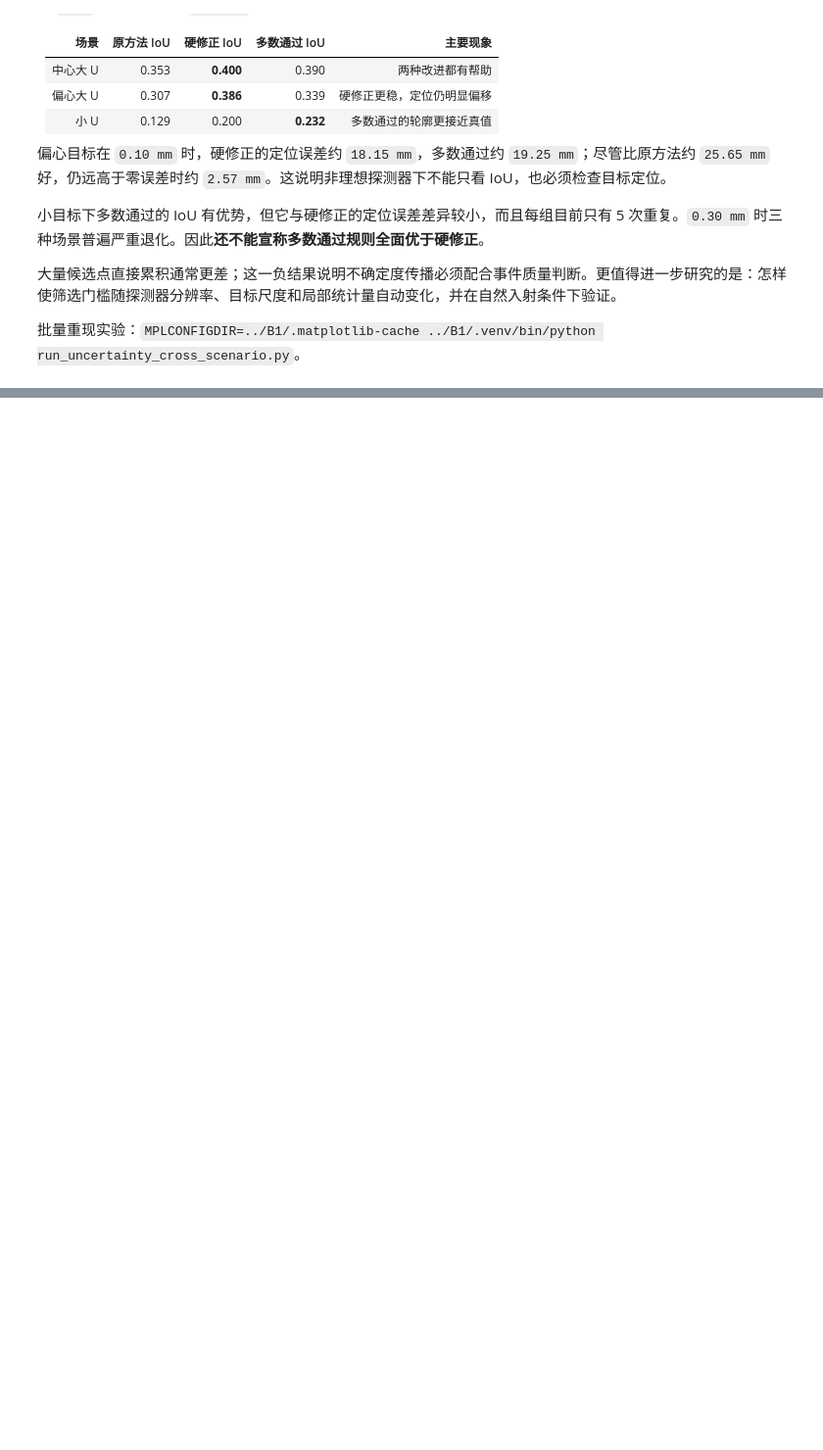
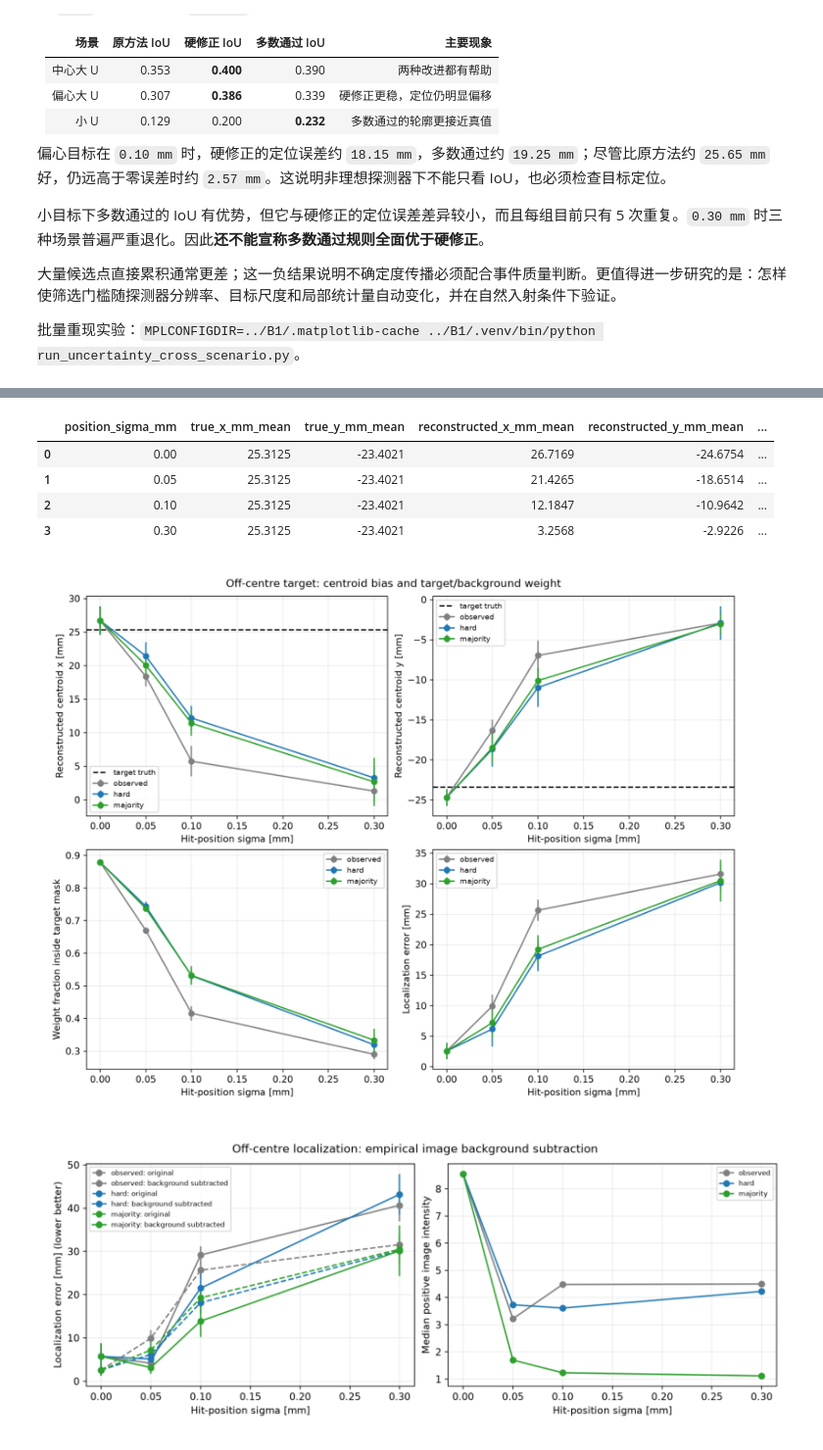
Before and after one commit to Xuyysy/muon-imaging-reconstruction, a Jupyter notebook: muon_analysis/analysis.ipynb, the cells around one changed output, grey strips where cells are left out. Shown at 98% size. Cells and saved outputs as stored; diff of their text form; code cells hidden in the pictures; blank space fills up the shorter version.

Commit message:
experiment: validate local and robust multiscale PoCA localization

```diff
--- a/muon_analysis/analysis.ipynb
+++ b/muon_analysis/analysis.ipynb
@@ -901,0 +913,34 @@ plt.show()
+# %%
+# 只读取诊断脚本写出的 CSV；不使用目标真值来重新计算任何重建图。
+OFFCENTER_DIAG_DIR = Path('offcenter_localization_diagnosis')
+offcenter_diag = pd.read_csv(OFFCENTER_DIAG_DIR / 'offcenter_centroid_summary.csv')
+display(offcenter_diag[
+    (offcenter_diag['method'] == 'hard')
+    & offcenter_diag['position_sigma_mm'].isin([0.0, 0.05, 0.10, 0.30])
+][[
+    'position_sigma_mm', 'true_x_mm_mean', 'true_y_mm_mean',
+    'reconstructed_x_mm_mean', 'reconstructed_y_mm_mean',
+    'inside_centroid_x_mm_mean', 'inside_centroid_y_mm_mean',
+    'target_region_weight_fraction_mean', 'localization_error_mm_mean',
+    'background_corrected_error_mm_mean'
+]].round(4))
+
+# 图一：全图质心 x/y 如何移动，以及目标区域内的权重占比如何下降。
+plt.figure(figsize=(10, 8))
+plt.imshow(plt.imread(OFFCENTER_DIAG_DIR / 'offcenter_centroid_diagnosis.png'))
+plt.axis('off')
+plt.show()
+
+# 图二：不依赖目标真值的“图像背景中位数扣除”尝试。
+plt.figure(figsize=(10, 4))
+plt.imshow(plt.imread(OFFCENTER_DIAG_DIR / 'offcenter_background_subtraction.png'))
+plt.axis('off')
+plt.show()
+# %% [output]
+|  | position_sigma_mm | true_x_mm_mean | true_y_mm_mean | reconstructed_x_mm_mean | reconstructed_y_mm_mean | ... |
+| 0 | 0.00 | 25.3125 | -23.4021 | 26.7169 | -24.6754 | ... |
+| 1 | 0.05 | 25.3125 | -23.4021 | 21.4265 | -18.6514 | ... |
+| 2 | 0.10 | 25.3125 | -23.4021 | 12.1847 | -10.9642 | ... |
+| 3 | 0.30 | 25.3125 | -23.4021 | 3.2568 | -2.9226 | ... |
+[figure, added]
+[figure, added]
```
Also changed, not shown: parts of 13 cells of this notebook, 29 other files.
